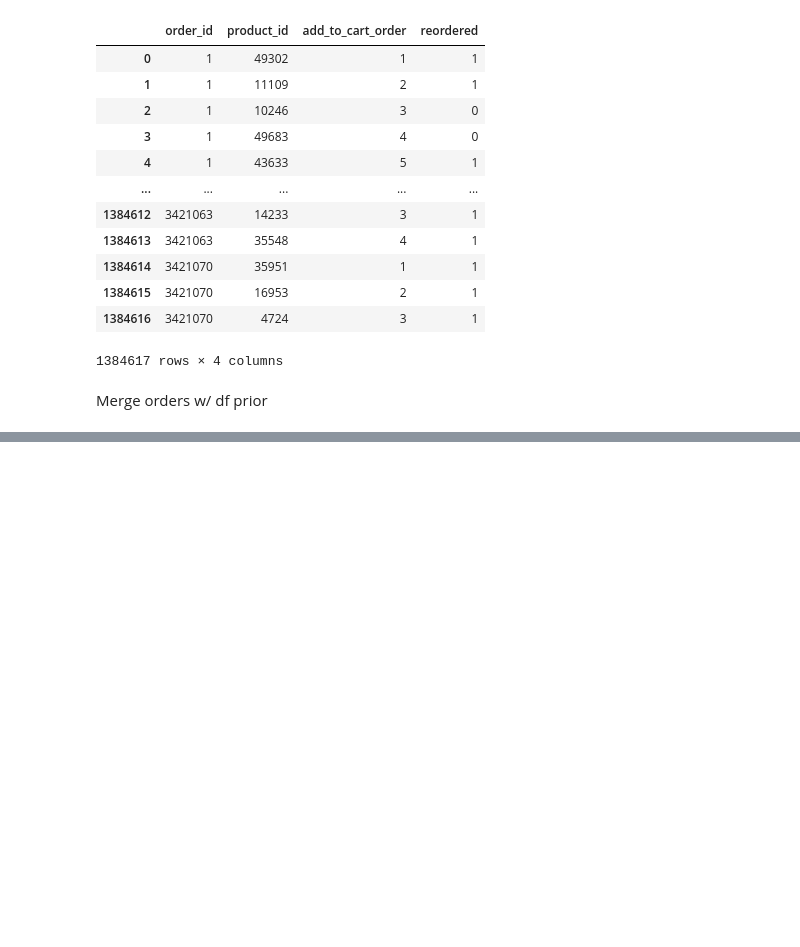
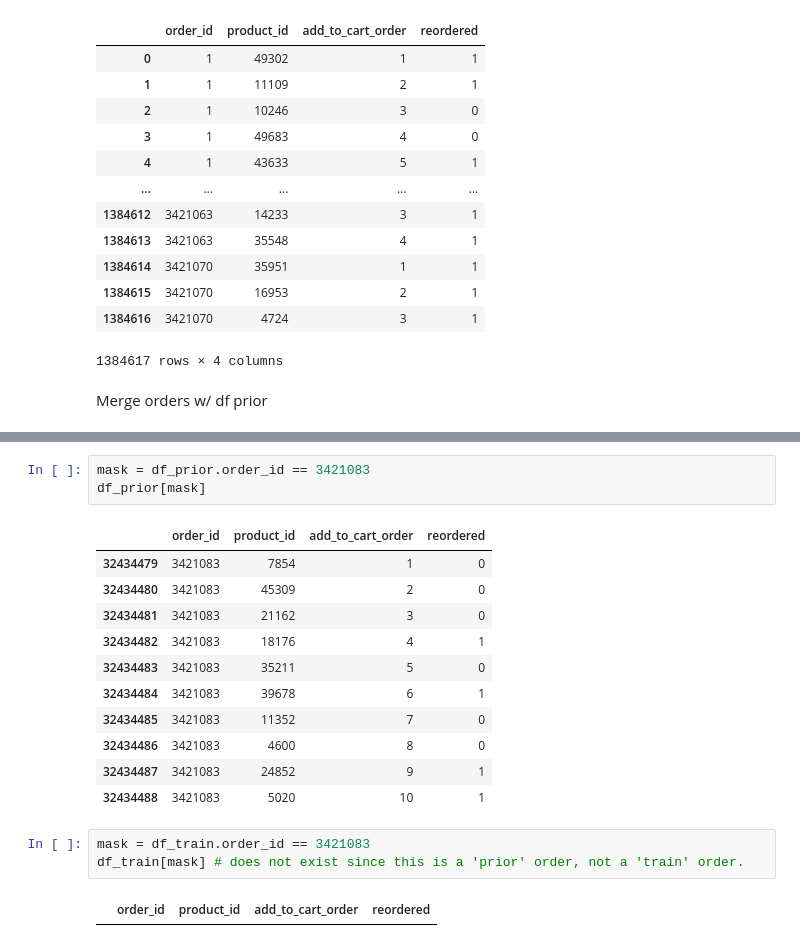
Before and after one commit to edubu2/metis-project3, a Jupyter notebook: code/query_db.ipynb, the cells around one changed output, grey strips where cells are left out. Saved outputs shown, nothing was run; the diff lists cells and outputs as text; blank space fills up the shorter version.

```diff
--- a/code/query_db.ipynb
+++ b/code/query_db.ipynb
@@ -151,0 +162,20 @@ Merge orders w/ df prior
+# %%
+mask = df_prior.order_id == 3421083
+df_prior[mask]
+# %% [output]
+|  | order_id | product_id | add_to_cart_order | reordered |
+| 32434479 | 3421083 | 7854 | 1 | 0 |
+| 32434480 | 3421083 | 45309 | 2 | 0 |
+| 32434481 | 3421083 | 21162 | 3 | 0 |
+| 32434482 | 3421083 | 18176 | 4 | 1 |
+| 32434483 | 3421083 | 35211 | 5 | 0 |
+| 32434484 | 3421083 | 39678 | 6 | 1 |
+| 32434485 | 3421083 | 11352 | 7 | 0 |
+| 32434486 | 3421083 | 4600 | 8 | 0 |
+| 32434487 | 3421083 | 24852 | 9 | 1 |
+| 32434488 | 3421083 | 5020 | 10 | 1 |
+# %%
+mask = df_train.order_id == 3421083
+df_train[mask] # does not exist since this is a 'prior' order, not a 'train' order.
+# %% [output]
+|  | order_id | product_id | add_to_cart_order | reordered |
```
Also changed, not shown: parts of 9 cells of this notebook.
